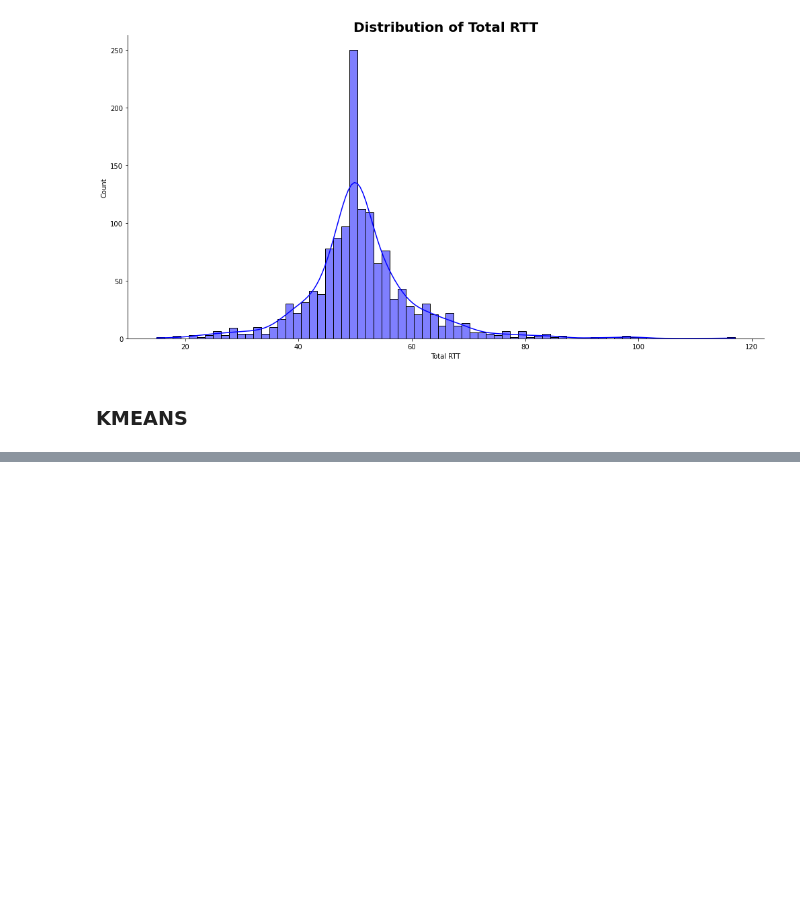
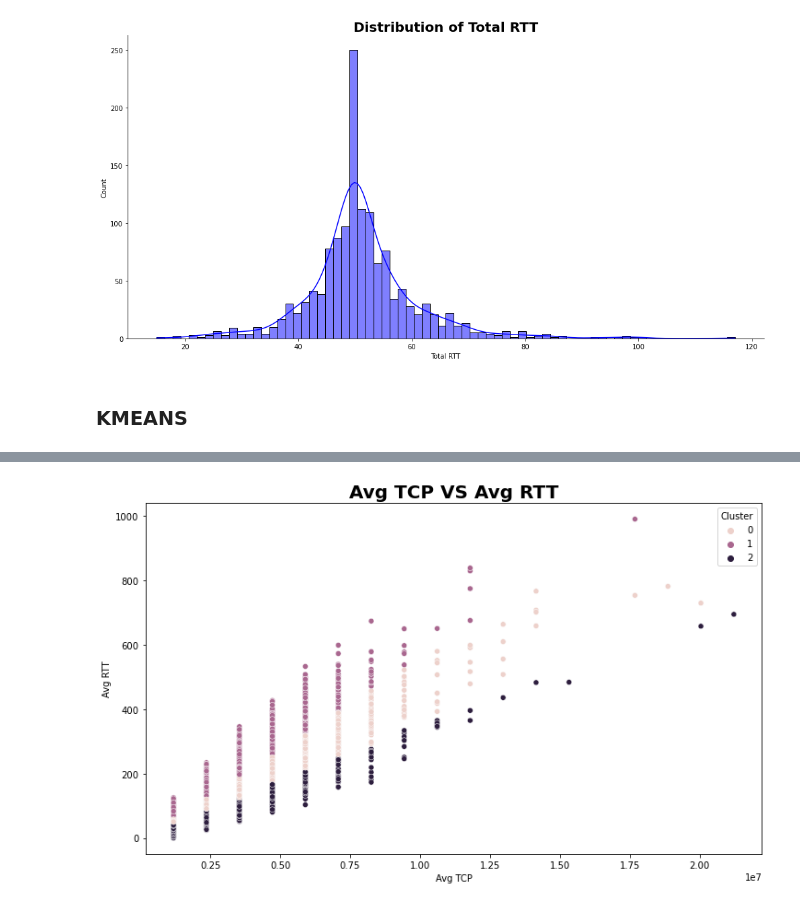
Before and after one commit to sidoine-dako/User-Analytics-Telecom-Industry, a Jupyter notebook: notebook/Task 3 - Experience Analytics.ipynb, the cells around one changed output, grey strips where cells are left out. Cells and saved outputs as stored; diff of their text form; code cells hidden in the pictures; blank space fills up the shorter version.

```diff
--- a/notebook/Task 3 - Experience Analytics.ipynb
+++ b/notebook/Task 3 - Experience Analytics.ipynb
@@ -319,5 +335,11 @@ dfExp.columns.to_list()
 # %%
-dfKmeans = dfExp['Avg TCP', 'Avg RTT', 'Avg Throughput']
-dfKmeansScale = scale_normalize(dfKmeans,['Avg TCP', 'Avg RTT', 'Avg Throughput'])
-kmeans = KMeans(n_clusters=3)
-k
+dfKm = dfExp[['Avg TCP', 'Avg RTT', 'Avg Throughput']]
+dfKmNorm = normalizer(dfKm,['Avg TCP', 'Avg RTT', 'Avg Throughput'])
+km = KMeans(n_clusters=3)
+km.fit(dfKmNorm)
+# Predict the cluster
+clust = km.predict(dfKmNorm)
+
+dfKmFV = dfKm.copy()
+dfKmFV['Cluster'] = clust
+dfKmFV
@@ -323,0 +361,11 @@ k
+# %%
+# Function to create scatter plot
+def plot_scatter(df,xcol:str,ycol:str,hue='Cluster'):
+        plt.figure(figsize=(12, 7))
+        sns.scatterplot(data=df,x=xcol,y=ycol,hue=hue)
+        plt.title(f'{xcol} VS {ycol}', size=20, fontweight='bold')
+        plt.show()
+# %%
+plot_scatter(dfKmFV,'Avg TCP','Avg RTT')
+# %% [output]
+[figure, added]
```
Also changed, not shown: parts of 4 cells of this notebook.
